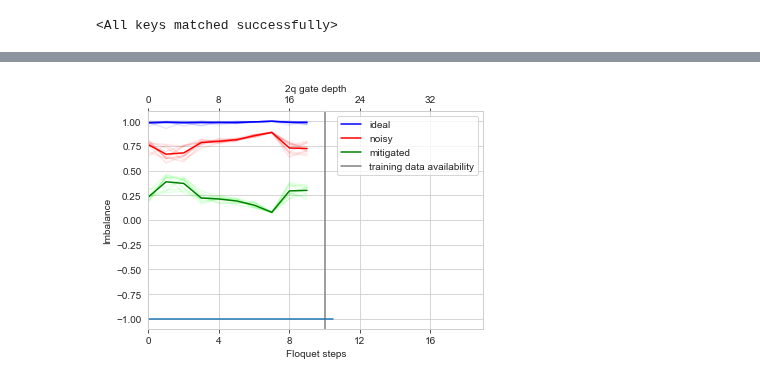
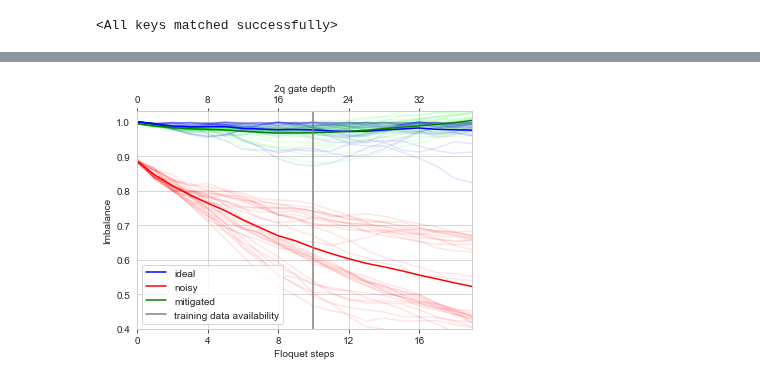
Before and after one commit to qiskit-community/ml-qem, a Jupyter notebook: docs/tutorials/h10_mlp.ipynb, the cells around one changed output, grey strips where cells are left out. Drawn from its saved outputs; the diff is of its cells as text; code cells hidden in the pictures.

```diff
--- a/docs/tutorials/h10_mlp.ipynb
+++ b/docs/tutorials/h10_mlp.ipynb
@@ -138,4 +83,6 @@ def encode_data(circuits, properties, ideal_exp_vals, noisy_exp_vals, num_qubits
 # %%
+train_noisy_exp_vals = [x[0] for x in train_noisy_exp_vals]
+test_noisy_exp_vals = [x[0] for x in test_noisy_exp_vals]
 X_train, y_train = encode_data(train_circuits, properties, train_ideal_exp_vals, train_noisy_exp_vals, num_qubits=4)
 X_test, y_test = encode_data(test_circuits, properties, test_ideal_exp_vals, test_noisy_exp_vals, num_qubits=4)
 # %%
@@ -310,6 +241,6 @@ plt.show()
 # %%
 ## Now we need to average over many disorders
-num_disorders = 10
+num_disorders = 30
 
 num_spins = 4 # Number of spins. Must be even.
 W = 0.8 * np.pi # Disorder strength up to np.pi
@@ -330,9 +261,8 @@ for disorder_realization in tqdm(range(num_disorders)):
     # print(disorders)
 
     qc_list = []
-    for steps in range(max_steps):
-        qc_list.append(train_circuits[np.random.choice(list(range(190)))+ steps *500 ])
-        # qc_list.append(construct_mbl_circuit(num_spins, disorders, theta, steps))
+    for steps in range(max_steps + 10):
+        qc_list.append(construct_mbl_circuit(num_spins, disorders, theta, steps))
 
     transpiled_qc_list = transpile(qc_list, backend_noisy, optimization_level=3)
     job_ideal = execute(qc_list, **run_config_ideal)
@@ -353,7 +283,7 @@ for disorder_realization in tqdm(range(num_disorders)):
         exp_Z_noisy.append(list(noisy_exp_val)) # Single-Z expectation value of each qubit
 
         # print(entry.batch)
-        X, _ = encode_data([transpiled_qc_list[i]], properties, ideal_exp_val, noisy_exp_val, num_qubits=4)
+        X, _ = encode_data([transpiled_qc_list[i]], properties, ideal_exp_val, [noisy_exp_val], num_qubits=4)
         mitigated_exp_val = model(X).tolist()[0]
 
         exp_Z_mitigated.append(mitigated_exp_val)
@@ -380,32 +310,32 @@ for disorder_realization in range(num_disorders):
     ax1.plot(imbalance_all_ideal[disorder_realization], color=(0.0, 0.0, 1.0, 0.1))
     ax1.plot(imbalance_all_noisy[disorder_realization], color=(1.0, 0.0, 0.0, 0.1))
     ax1.plot(imbalance_all_mitigated[disorder_realization], color=(0.0, 1.0, 0.0, 0.1))
 
 ax1.plot(imbalance_ideal_average, color='blue', label="ideal")
 ax1.plot(imbalance_noisy_average, color='red', label="noisy")
 ax1.plot(imbalance_mitigated_average, color='green', label="mitigated")
 
 ax1.axvline(x = 10, color = 'gray', label = 'training data availability')
 
 ax1.set_xlabel('Floquet steps')
 ax1.set_ylabel('Imbalance')
 ax1.legend()
 
 xmin,xmax = ax1.get_xlim()
 max_x = max_steps + 10
 ax1.set_xlim([0, max_x-1])
 ax2.set_xlim([0, max_x-1])
-# ax1.set_ylim([0.4, 1.03])
+ax1.set_ylim([0.4, 1.03])
 ax1.set_xticks(np.arange(0, max_x, 4))
 x2 = np.linspace(xmin, xmax, 50)
 ax2.plot(x2, -np.ones(50)) # Create a dummy plot
 ax2.set_xticks(np.arange(0, max_x, 4))
 ax2.set_xticklabels(2*np.arange(0, max_x, 4))
 ax2.set_xlabel(r"2q gate depth")
 # ax1.grid(None)
 ax2.grid(None)
 
 plt.style.use({'figure.facecolor':'white'})
 plt.show()
 # %% [output]
-[figure, old version]
+[figure, new version]
```
Also changed, not shown: parts of 11 cells of this notebook, 8 other files.
